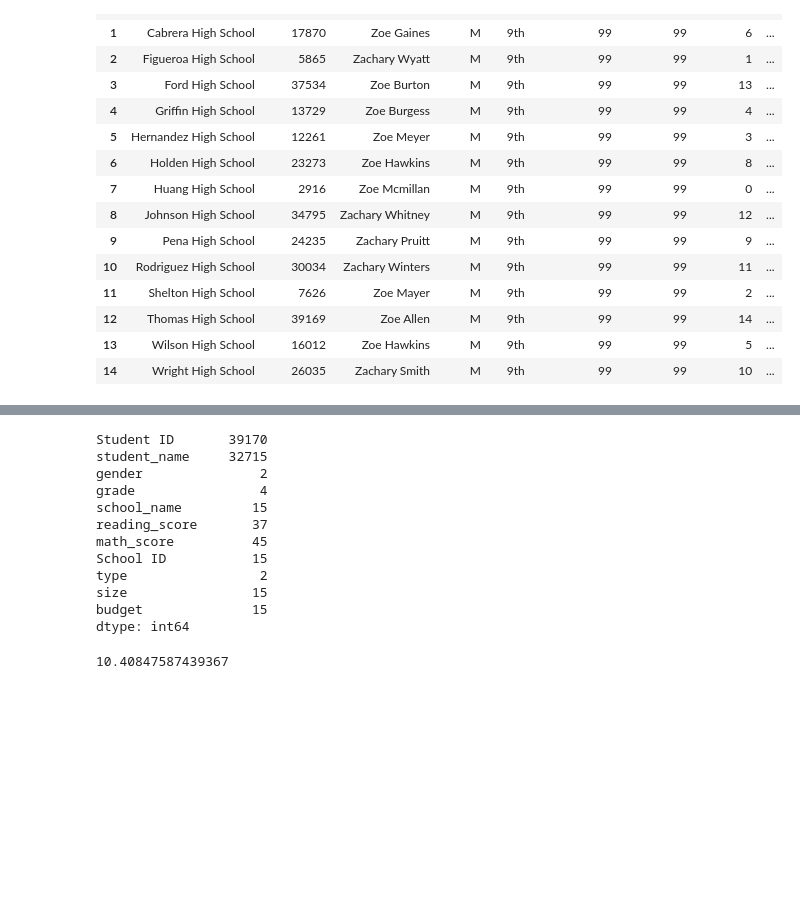
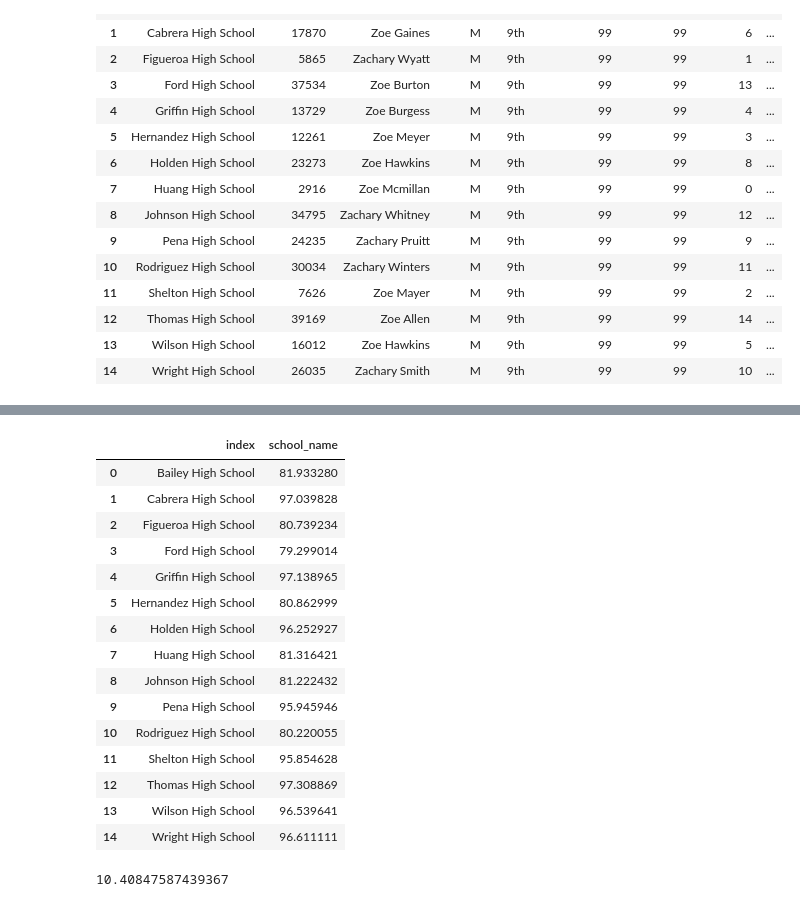
Before and after one commit to RSGDATA/pandas_challenge_second_run, a Jupyter notebook: PyCitySchools/PyCitySchools_starter.ipynb, the cells around one changed output, grey strips where cells are left out. Cells and saved outputs as stored; diff of their text form; code cells hidden in the pictures; blank space fills up the shorter version.

```diff
--- a/PyCitySchools/PyCitySchools_starter.ipynb
+++ b/PyCitySchools/PyCitySchools_starter.ipynb
@@ -163,9 +191,29 @@ total_score = school_data_complete["school_name"].value_counts()
 # %%
-avg_pass = school_data_complete.loc[school_data_complete["math_score"] >= 70]
+reading_avg_pass = school_data_complete.loc[school_data_complete["reading_score"] >= 70]
 
-v_count_t_passing = avg_pass["school_name"].value_counts()
+v_count_t_passing = reading_avg_pass["school_name"].value_counts()
+
 reading_score_pct_by_school = v_count_t_passing/total_score*100
 
 reading_score_pct_by_school1 = reading_score_pct_by_school.to_frame()
 
-reading_score_pct_by_school1 = reading_score_pct_by_school1.reset_index()
+reading_score_pct_by_school2 = reading_score_pct_by_school1.reset_index()
+
+reading_score_pct_by_school2
+# %% [output]
+|  | index | school_name |
+| 0 | Bailey High School | 81.933280 |
+| 1 | Cabrera High School | 97.039828 |
+| 2 | Figueroa High School | 80.739234 |
+| 3 | Ford High School | 79.299014 |
+| 4 | Griffin High School | 97.138965 |
+| 5 | Hernandez High School | 80.862999 |
+| 6 | Holden High School | 96.252927 |
+| 7 | Huang High School | 81.316421 |
+| 8 | Johnson High School | 81.222432 |
+| 9 | Pena High School | 95.945946 |
+| 10 | Rodriguez High School | 80.220055 |
+| 11 | Shelton High School | 95.854628 |
+| 12 | Thomas High School | 97.308869 |
+| 13 | Wilson High School | 96.539641 |
+| 14 | Wright High School | 96.611111 |
@@ -181,18 +220,3 @@ reading_score_pct_by_school1 = reading_score_pct_by_school1.reset_index()
-# %%
-len(school_data_complete
-# %% [output]
-Student ID       39170
-student_name     32715
-gender               2
-grade                4
-school_name         15
-reading_score       37
-math_score          45
-School ID           15
-type                 2
-size                15
-budget              15
-dtype: int64
 # %%
 4077/39170*100
 # %% [output]
```
Also changed, not shown: parts of 3 cells of this notebook.
